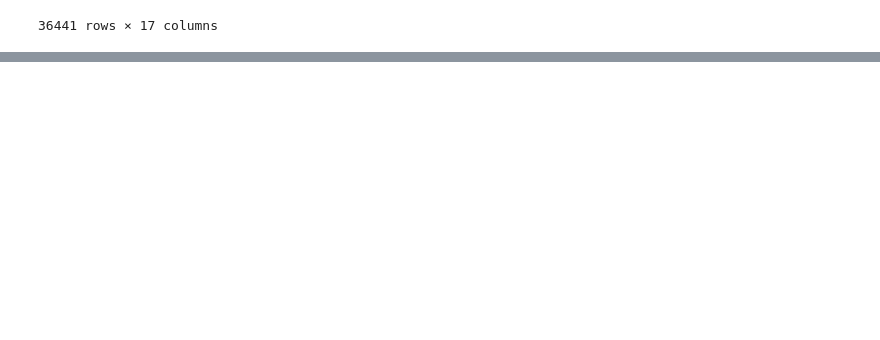
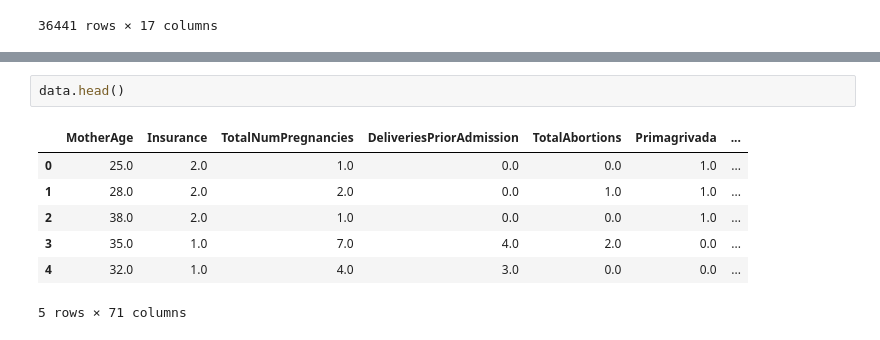
Before and after one commit to rachellb/Bennett_OUDSA5900, a Jupyter notebook: Descriptions/Momi_Descriptions.ipynb, the cells around one changed output, grey strips where cells are left out. Saved outputs shown, nothing was run; the diff lists cells and outputs as text; blank space fills up the shorter version.

```diff
--- a/Descriptions/Momi_Descriptions.ipynb
+++ b/Descriptions/Momi_Descriptions.ipynb
@@ -3184,0 +3303,10 @@ I think a good course of action would be to
+# %%
+data.head()
+# %% [output]
+|  | MotherAge | Insurance | TotalNumPregnancies | DeliveriesPriorAdmission | TotalAbortions | Primagrivada | ... |
+| 0 | 25.0 | 2.0 | 1.0 | 0.0 | 0.0 | 1.0 | ... |
+| 1 | 28.0 | 2.0 | 2.0 | 0.0 | 1.0 | 1.0 | ... |
+| 2 | 38.0 | 2.0 | 1.0 | 0.0 | 0.0 | 1.0 | ... |
+| 3 | 35.0 | 1.0 | 7.0 | 4.0 | 2.0 | 0.0 | ... |
+| 4 | 32.0 | 1.0 | 4.0 | 3.0 | 0.0 | 0.0 | ... |
+5 rows × 71 columns
```
Also changed, not shown: parts of 24 cells of this notebook, 13 other files.
